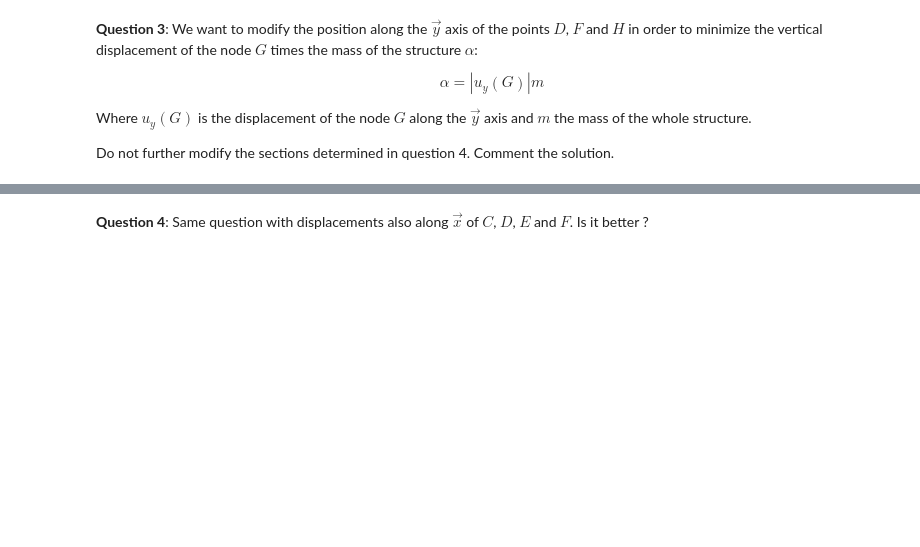
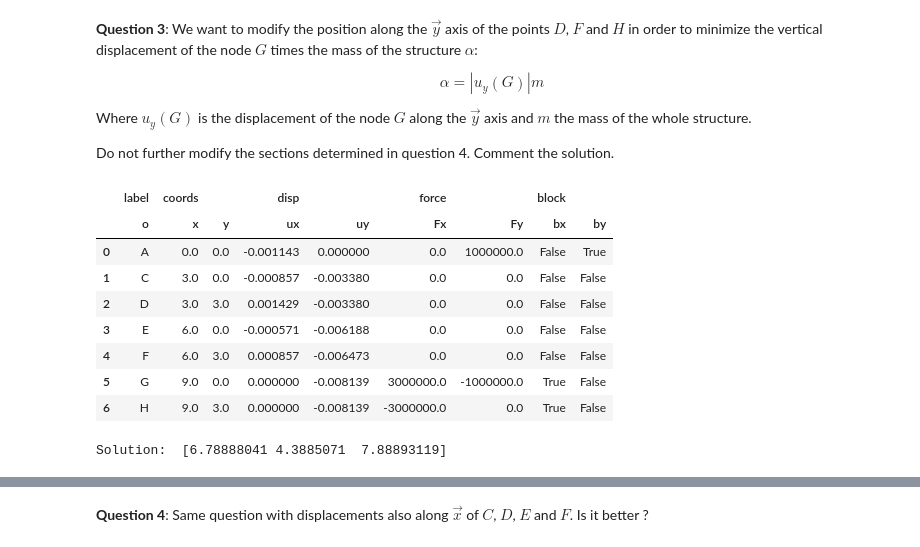
Before and after one commit to symmeHub/positron, a Jupyter notebook: book/optimization/exercises/bridge_optimization.ipynb, the cells around one changed output, grey strips where cells are left out. Saved outputs shown, nothing was run; the diff lists cells and outputs as text; code cells hidden in the pictures; blank space fills up the shorter version.

```diff
--- a/book/optimization/exercises/bridge_optimization.ipynb
+++ b/book/optimization/exercises/bridge_optimization.ipynb
@@ -136,3 +255,15 @@ $$
 Where $u_y(G)$ is the displacement of the node $G$ along the $\vec y$ axis and $m$ the mass of the whole structure.
 
 Do not further modify the sections determined in question 4. Comment the solution.
+# %%
+model.data(at="nodes")
+# %% [output]
+|  | label | coords |  | disp |  | force |  | block |  |
+|  | o | x | y | ux | uy | Fx | Fy | bx | by |
+| 0 | A | 0.0 | 0.0 | -0.001143 | 0.000000 | 0.0 | 1000000.0 | False | True |
+| 1 | C | 3.0 | 0.0 | -0.000857 | -0.003380 | 0.0 | 0.0 | False | False |
+| 2 | D | 3.0 | 3.0 | 0.001429 | -0.003380 | 0.0 | 0.0 | False | False |
+| 3 | E | 6.0 | 0.0 | -0.000571 | -0.006188 | 0.0 | 0.0 | False | False |
+| 4 | F | 6.0 | 3.0 | 0.000857 | -0.006473 | 0.0 | 0.0 | False | False |
+| 5 | G | 9.0 | 0.0 | 0.000000 | -0.008139 | 3000000.0 | -1000000.0 | True | False |
+| 6 | H | 9.0 | 3.0 | 0.000000 | -0.008139 | -3000000.0 | 0.0 | True | False |
@@ -138,0 +286,9 @@ Do not further modify the sections determined in question 4. Comment the solutio
+# %%
+from scipy import optimize
+
+X0 = [1.,1.,1.]  # Initial guess
+sol = optimize.minimize(costfunction, X0, method="nelder-mead")
+X = sol.x
+print("Solution: ", X)
+# %% [output]
+Solution:  [6.78888041 4.3885071  7.88893119]
```
Also changed, not shown: parts of 15 cells of this notebook.
